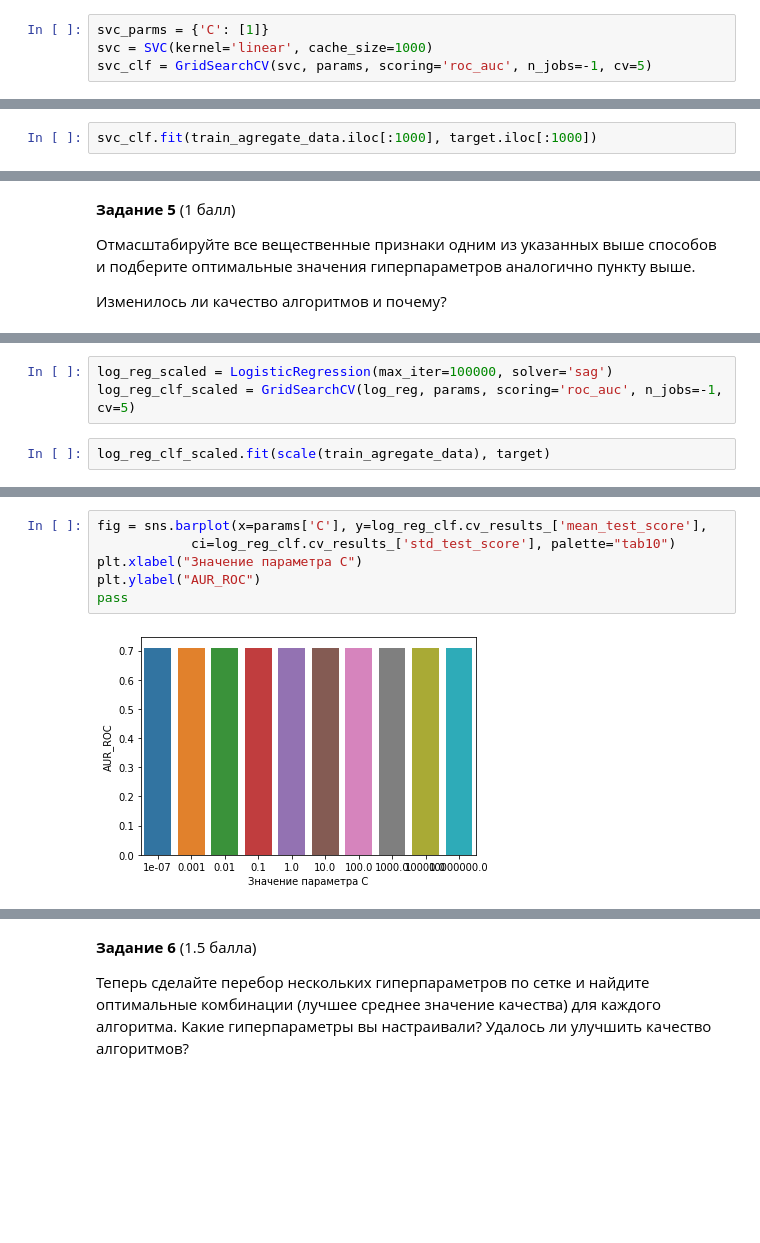
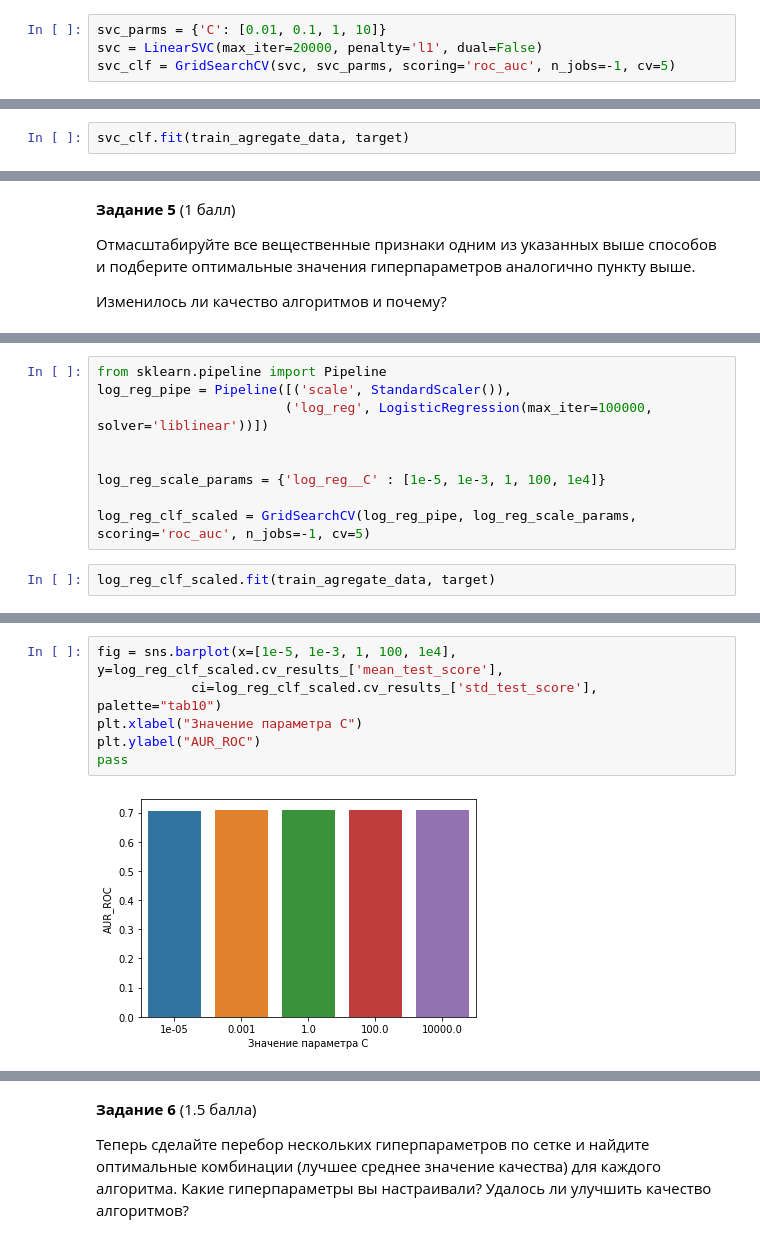
Before and after one commit to TroninDV/MLLab1, a Jupyter notebook: lab_1.ipynb, the cells around one changed output, grey strips where cells are left out. Drawn from its saved outputs; the diff is of its cells as text; blank space fills up the shorter version.

Commit message:
Add scaled

```diff
--- a/lab_1.ipynb
+++ b/lab_1.ipynb
@@ -292,4 +297,4 @@ pass
 # %%
-svc_parms = {'C': [1]}
-svc = SVC(kernel='linear', cache_size=1000)
-svc_clf = GridSearchCV(svc, params, scoring='roc_auc', n_jobs=-1, cv=5)
+svc_parms = {'C': [0.01, 0.1, 1, 10]}
+svc = LinearSVC(max_iter=20000, penalty='l1', dual=False)
+svc_clf = GridSearchCV(svc, svc_parms, scoring='roc_auc', n_jobs=-1, cv=5)
@@ -296,3 +305,3 @@ svc_clf = GridSearchCV(svc, params, scoring='roc_auc', n_jobs=-1, cv=5)
 # %%
-svc_clf.fit(train_agregate_data.iloc[:1000], target.iloc[:1000])
+svc_clf.fit(train_agregate_data, target)
 # %% [output]
@@ -425,6 +454,12 @@ from sklearn.preprocessing import scale
 # %%
-log_reg_scaled = LogisticRegression(max_iter=100000, solver='sag')
-log_reg_clf_scaled = GridSearchCV(log_reg, params, scoring='roc_auc', n_jobs=-1, cv=5)
+from sklearn.pipeline import Pipeline
+log_reg_pipe = Pipeline([('scale', StandardScaler()),
+                        ('log_reg', LogisticRegression(max_iter=100000, solver='liblinear'))])
+
+
+log_reg_scale_params = {'log_reg__C' : [1e-5, 1e-3, 1, 100, 1e4]}
+
+log_reg_clf_scaled = GridSearchCV(log_reg_pipe, log_reg_scale_params, scoring='roc_auc', n_jobs=-1, cv=5)
 # %%
-log_reg_clf_scaled.fit(scale(train_agregate_data), target)
+log_reg_clf_scaled.fit(train_agregate_data, target)
 # %% [output]
@@ -456,8 +494,8 @@ log_reg_clf_scaled.cv_results_
 # %%
-fig = sns.barplot(x=params['C'], y=log_reg_clf.cv_results_['mean_test_score'],
-            ci=log_reg_clf.cv_results_['std_test_score'], palette="tab10")
+fig = sns.barplot(x=[1e-5, 1e-3, 1, 100, 1e4], y=log_reg_clf_scaled.cv_results_['mean_test_score'],
+            ci=log_reg_clf_scaled.cv_results_['std_test_score'], palette="tab10")
 plt.xlabel("Значение параметра C")
 plt.ylabel("AUR_ROC")
 pass
 # %% [output]
-[figure, old version]
+[figure, new version]
```
Also changed, not shown: parts of 17 cells of this notebook.
